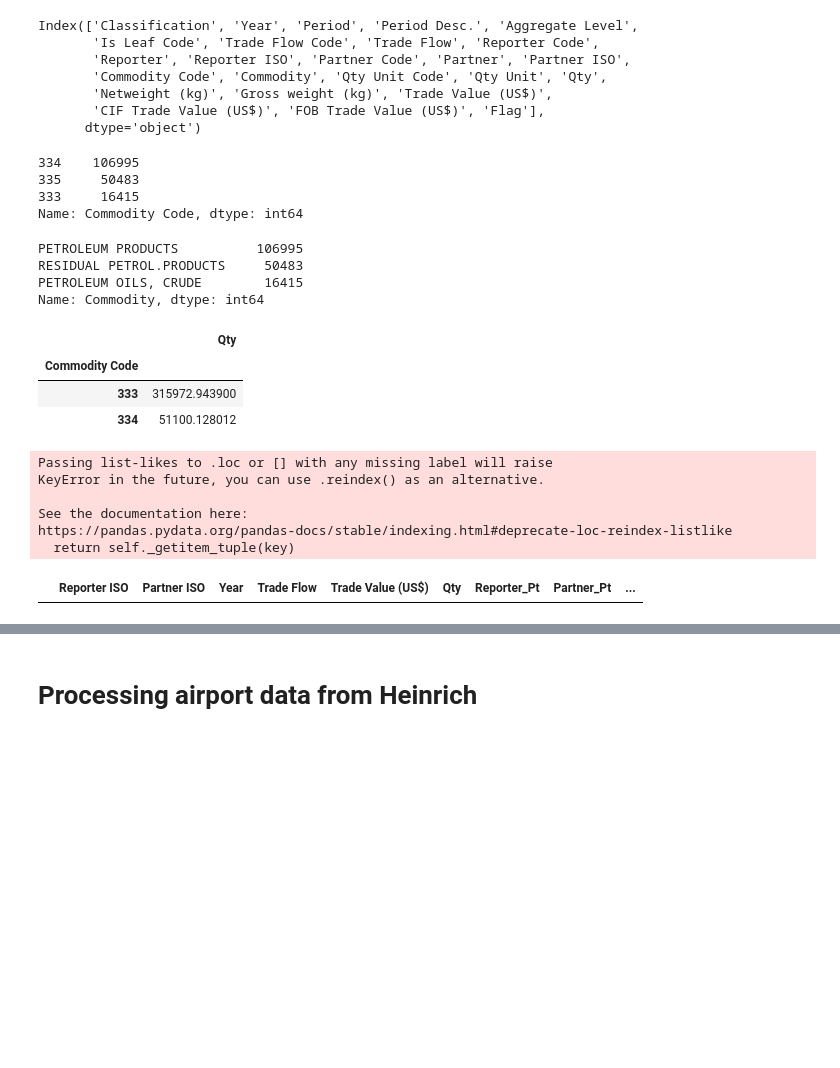
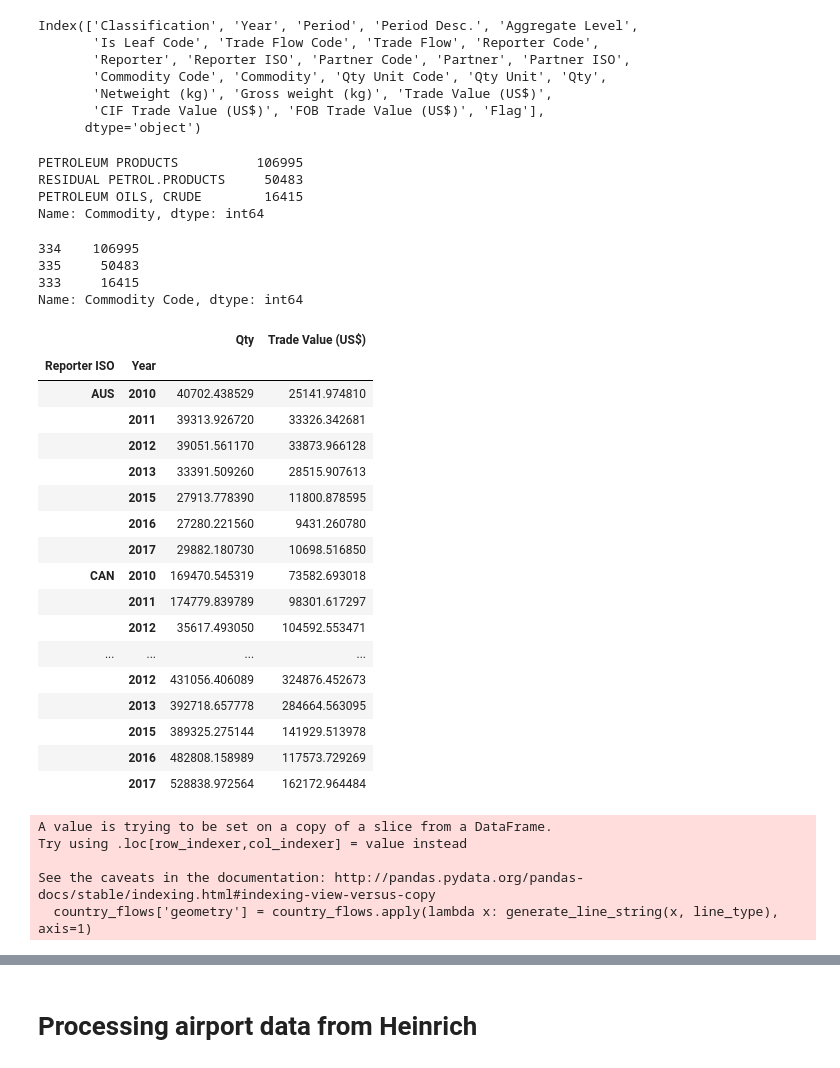
Before and after one commit to worldbank/INFRA_SAP, a Jupyter notebook: Notebooks/DP_INFRA_GLO_B__ProcessCOMTRADE.ipynb, the cells around one changed output, grey strips where cells are left out. Drawn from its saved outputs; the diff is of its cells as text; code cells hidden in the pictures; blank space fills up the shorter version.

```diff
--- a/Notebooks/DP_INFRA_GLO_B__ProcessCOMTRADE.ipynb
+++ b/Notebooks/DP_INFRA_GLO_B__ProcessCOMTRADE.ipynb
@@ -46,6 +37,13 @@ Index(['Classification', 'Year', 'Period', 'Period Desc.', 'Aggregate Level',
        'Netweight (kg)', 'Gross weight (kg)', 'Trade Value (US$)',
        'CIF Trade Value (US$)', 'FOB Trade Value (US$)', 'Flag'],
       dtype='object')
+# %%
+xx['Commodity'].value_counts()
+# %% [output]
+PETROLEUM PRODUCTS          106995
+RESIDUAL PETROL.PRODUCTS     50483
+PETROLEUM OILS, CRUDE        16415
+Name: Commodity, dtype: int64
 # %%
 xx['Commodity Code'].value_counts()
 # %% [output]
@@ -53,21 +51,30 @@ xx['Commodity Code'].value_counts()
 335     50483
 333     16415
 Name: Commodity Code, dtype: int64
-# %%
-xx['Commodity'].value_counts()
-# %% [output]
-PETROLEUM PRODUCTS          106995
-RESIDUAL PETROL.PRODUCTS     50483
-PETROLEUM OILS, CRUDE        16415
-Name: Commodity, dtype: int64
-# %%
-sel = xx.loc[(xx['Reporter ISO'] == "JPN") & (xx['Trade Flow'] == "Import") & (xx['Year'] == 2017.0)]
-sel.groupby("Commodity Code").agg({'Qty':'sum', "Qty":'sum'})/1000000
-# %% [output]
-|  | Qty |
-| Commodity Code |  |
-| 333 | 315972.943900 |
-| 334 | 51100.128012 |
+# %%
+tempD = xx.loc[xx['Partner ISO'] != 'WLD']
+tempD = tempD.loc[tempD['Commodity Code'] == 333]
+tempD = tempD.loc[:,['Reporter ISO', 'Partner ISO', 'Year', 'Qty', 'Trade Value (US$)']]
+tempD.loc[tempD['Reporter ISO'].isin(['AUS','USA','CAN', 'NZL','JPN'])].groupby(['Reporter ISO', 'Year']).sum() / 1000000
+# %% [output]
+|  |  | Qty | Trade Value (US$) |
+| Reporter ISO | Year |  |  |
+| AUS | 2010 | 40702.438529 | 25141.974810 |
+|  | 2011 | 39313.926720 | 33326.342681 |
+|  | 2012 | 39051.561170 | 33873.966128 |
+|  | 2013 | 33391.509260 | 28515.907613 |
+|  | 2015 | 27913.778390 | 11800.878595 |
+|  | 2016 | 27280.221560 | 9431.260780 |
+|  | 2017 | 29882.180730 | 10698.516850 |
+| CAN | 2010 | 169470.545319 | 73582.693018 |
+|  | 2011 | 174779.839789 | 98301.617297 |
+|  | 2012 | 35617.493050 | 104592.553471 |
+| ... | ... | ... | ... |
+|  | 2012 | 431056.406089 | 324876.452673 |
+|  | 2013 | 392718.657778 | 284664.563095 |
+|  | 2015 | 389325.275144 | 141929.513978 |
+|  | 2016 | 482808.158989 | 117573.729269 |
+|  | 2017 | 528838.972564 | 162172.964484 |
 # %%
 process_flows.comtrade_flow?
 # %%
@@ -78,15 +85,10 @@ file_def = [input_file_oil, "Oil", [333]]
 in_file = file_def[0]
 commodity = file_def[1]
 oil_flows = process_flows.comtrade_flow(in_file, commodity, good_columns=good_columns)
-oil_flows.initialize([333], inB, val_fields=['Trade Value (US$)', 'Qty'])
+oil_flows.initialize(['333'], inB, good_quantity_col = 'Commodity Code', val_fields=['Trade Value (US$)', 'Qty'])
 # %% [output]
-Passing list-likes to .loc or [] with any missing label will raise
-KeyError in the future, you can use .reindex() as an alternative.
+A value is trying to be set on a copy of a slice from a DataFrame.
+Try using .loc[row_indexer,col_indexer] = value instead
 
-See the documentation here:
-https://pandas.pydata.org/pandas-docs/stable/indexing.html#deprecate-loc-reindex-listlike
-  return self._getitem_tuple(key)
+See the caveats in the documentation: http://pandas.pydata.org/pandas-docs/stable/indexing.html#indexing-view-versus-copy
+  country_flows['geometry'] = country_flows.apply(lambda x: generate_line_string(x, line_type), axis=1)
-# %%
-oil_flows.country_flows.head()
-# %% [output]
-|  | Reporter ISO | Partner ISO | Year | Trade Flow | Trade Value (US$) | Qty | Reporter_Pt | Partner_Pt | ... |
```
Also changed, not shown: parts of 3 cells of this notebook, 4 other files.
